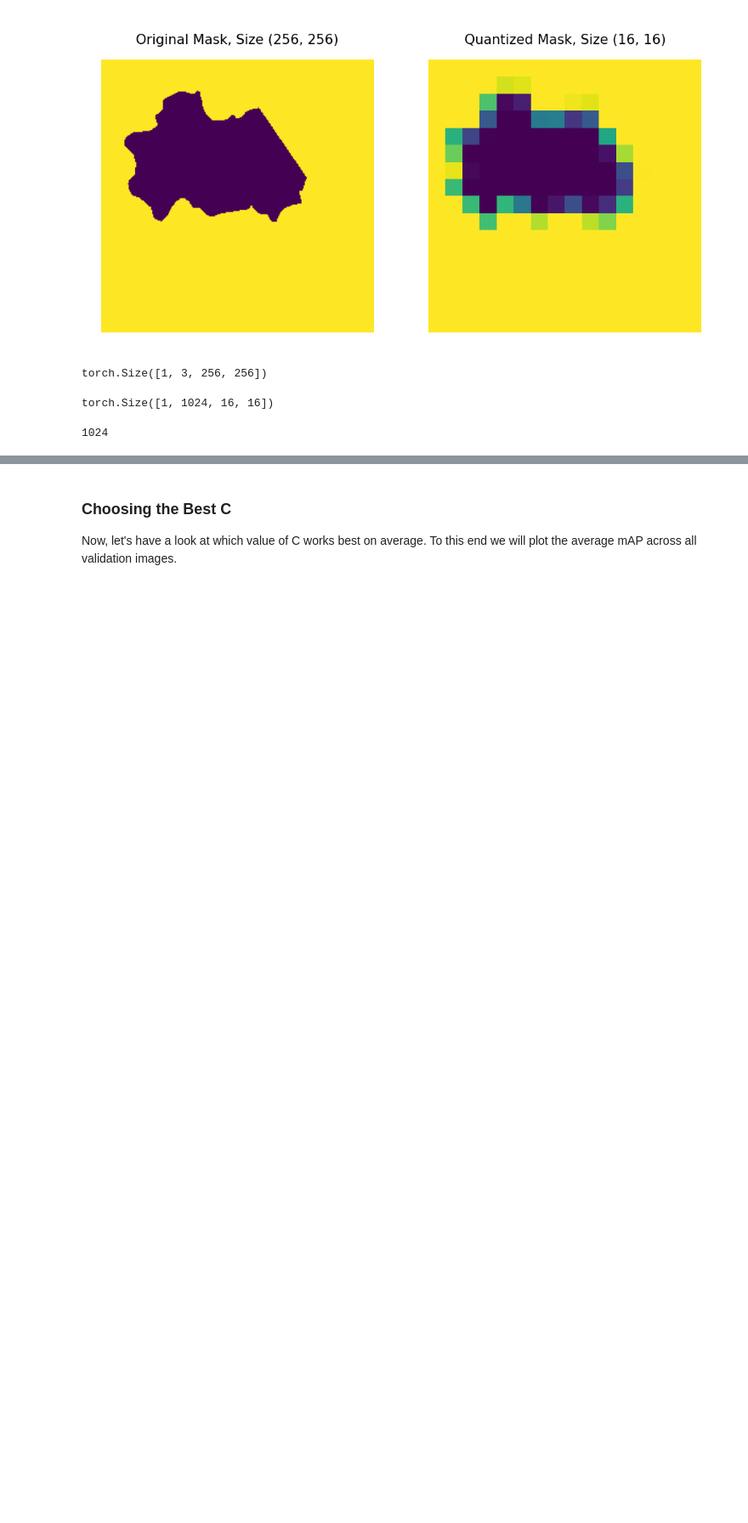
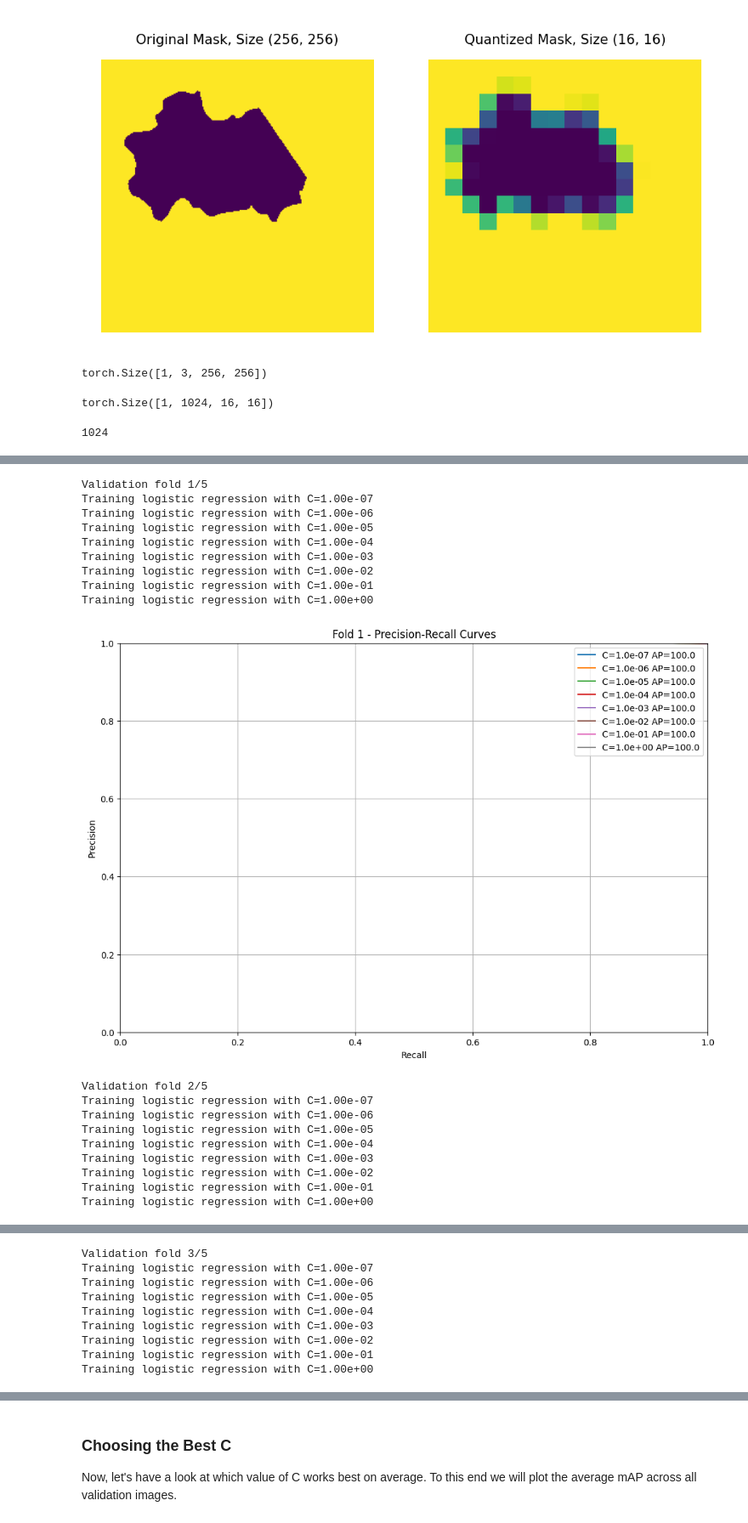
Before and after one commit to wkanashiro/doutorado, a Jupyter notebook: dino-soja/foreground_segmentation_soja.ipynb, the cells around one changed output, grey strips where cells are left out. Shown at 85% size. Saved outputs shown, nothing was run; the diff lists cells and outputs as text; code cells hidden in the pictures; blank space fills up the shorter version.

```diff
--- a/dino-soja/foreground_segmentation_soja.ipynb
+++ b/dino-soja/foreground_segmentation_soja.ipynb
@@ -382,8 +379,8 @@ print(f"Modelo salvo em: {model_path}")
 from sklearn.model_selection import StratifiedKFold
 import numpy as np
 
-# Usar k-fold ao invés de leave-one-out para 955 imagens
-N_FOLDS = 10  # ou 10 folds
+# Usar k-fold ao invés de leave-one-out para 764 imagens
+N_FOLDS = 5  # ou 10 folds
 cs = np.logspace(-7, 0, 8)
 scores = np.zeros((N_FOLDS, len(cs)))
 
@@ -399,30 +396,50 @@ skf = StratifiedKFold(n_splits=N_FOLDS, shuffle=True, random_state=42)
 
 for fold_idx, (train_images, val_images) in enumerate(skf.split(range(n_images), image_labels)):
     print(f'Validation fold {fold_idx + 1}/{N_FOLDS}')
 
     # Criar seleção baseada nas imagens do fold
     train_selection = torch.isin(image_index, torch.tensor(train_images, dtype=torch.float))
     val_selection = torch.isin(image_index, torch.tensor(val_images, dtype=torch.float))
 
     fold_x_train = xs[train_selection].numpy()
     fold_y_train = (ys[train_selection] > 0).long().numpy()
     fold_x_val = xs[val_selection].numpy()
     fold_y_val = (ys[val_selection] > 0).long().numpy()
 
     plt.figure(figsize=(12, 8))
     for j, c in enumerate(cs):
         print(f"Training logistic regression with C={c:.2e}")
         clf = LogisticRegression(random_state=0, C=c, max_iter=10000).fit(fold_x_train, fold_y_train)
         output = clf.predict_proba(fold_x_val)
         precision, recall, thresholds = precision_recall_curve(fold_y_val, output[:, 1])
         s = average_precision_score(fold_y_val, output[:, 1])
         scores[fold_idx, j] = s
         plt.plot(recall, precision, label=f'C={c:.1e} AP={s*100:.1f}')
 
     plt.grid()
     plt.xlabel('Recall')
     plt.ylabel('Precision')
     plt.title(f'Fold {fold_idx + 1} - Precision-Recall Curves')
     plt.axis([0, 1, 0, 1])
     plt.legend()
     plt.show()
+# %% [output]
+Validation fold 1/5
+Training logistic regression with C=1.00e-07
+Training logistic regression with C=1.00e-06
+Training logistic regression with C=1.00e-05
+Training logistic regression with C=1.00e-04
+Training logistic regression with C=1.00e-03
+Training logistic regression with C=1.00e-02
+Training logistic regression with C=1.00e-01
+Training logistic regression with C=1.00e+00
+[figure, added]
+Validation fold 2/5
+Training logistic regression with C=1.00e-07
+Training logistic regression with C=1.00e-06
+Training logistic regression with C=1.00e-05
+Training logistic regression with C=1.00e-04
+Training logistic regression with C=1.00e-03
+Training logistic regression with C=1.00e-02
+Training logistic regression with C=1.00e-01
+Training logistic regression with C=1.00e+00
@@ -428,0 +447,9 @@ for fold_idx, (train_images, val_images) in enumerate(skf.split(range(n_images),
+Validation fold 3/5
+Training logistic regression with C=1.00e-07
+Training logistic regression with C=1.00e-06
+Training logistic regression with C=1.00e-05
+Training logistic regression with C=1.00e-04
+Training logistic regression with C=1.00e-03
+Training logistic regression with C=1.00e-02
+Training logistic regression with C=1.00e-01
+Training logistic regression with C=1.00e+00
```
Also changed, not shown: parts of 7 cells of this notebook.
